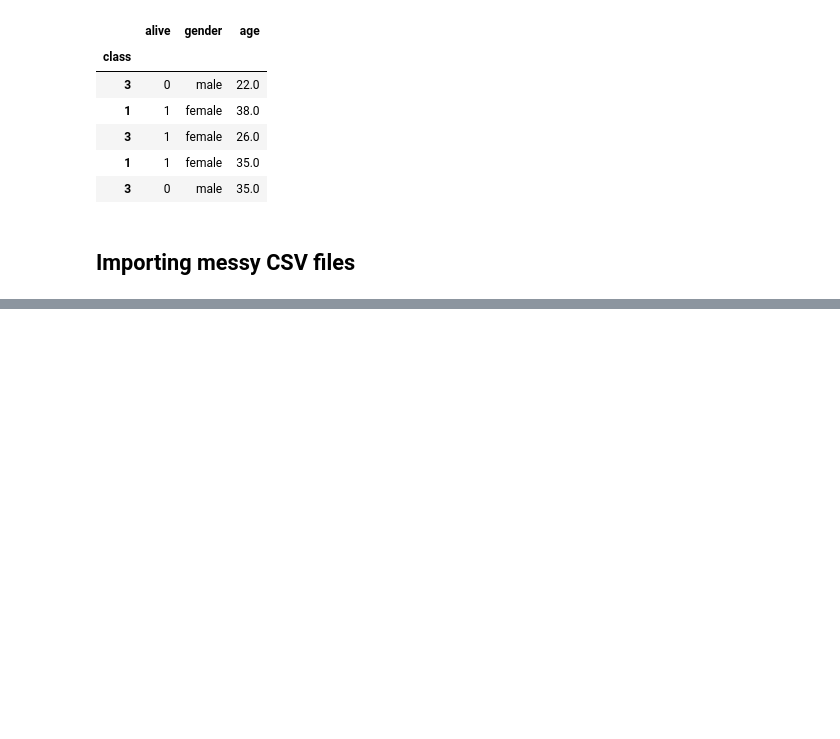
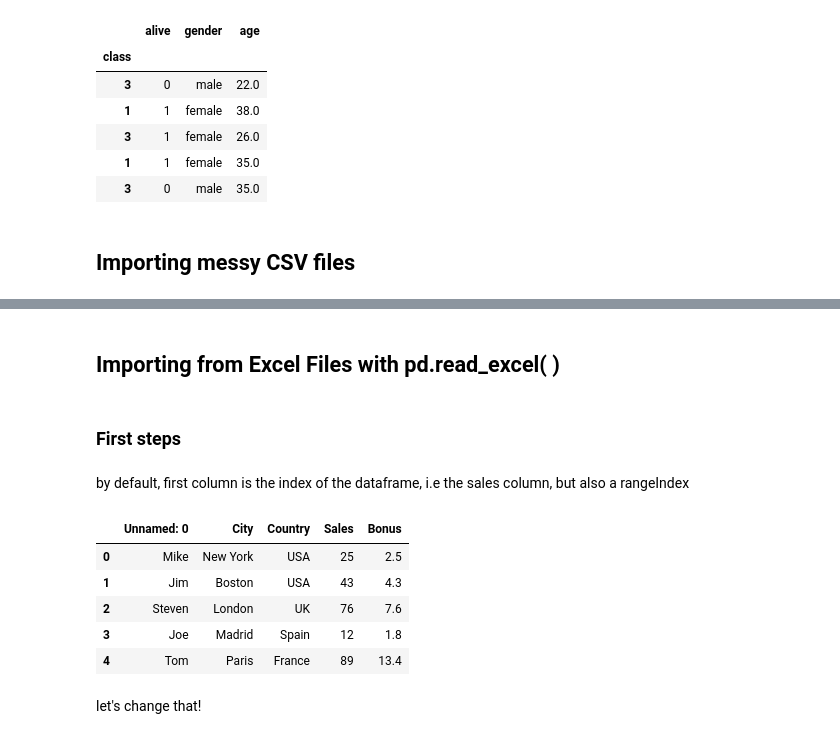
Before and after one commit to satenderlamba/Data-Science-with-Pandas, a Jupyter notebook: 2. Full Data Workflow A-Z/1. Importing Data/Importing Data.ipynb, the cells around one changed output, grey strips where cells are left out. Cells and saved outputs as stored; diff of their text form; code cells hidden in the pictures; blank space fills up the shorter version.

Commit message:
Importing data from Excel

```diff
--- a/2. Full Data Workflow A-Z/1. Importing Data/Importing Data.ipynb
+++ b/2. Full Data Workflow A-Z/1. Importing Data/Importing Data.ipynb
@@ -167,0 +168,4 @@ pd.read_csv('titanic_clean.csv')
+# %% [markdown]
+## Importing from Excel Files with pd.read_excel( )
+# %% [markdown]
+### First steps
@@ -167,0 +174,15 @@ pd.read_csv('titanic_clean.csv')
+# %%
+sales = pd.read_excel('sales.xls')   # importing excel and converting it to dataframe
+# %% [markdown]
+by default, first column is the index of the dataframe, i.e the sales column, but also a rangeIndex
+# %%
+sales
+# %% [output]
+|  | Unnamed: 0 | City | Country | Sales | Bonus |
+| 0 | Mike | New York | USA | 25 | 2.5 |
+| 1 | Jim | Boston | USA | 43 | 4.3 |
+| 2 | Steven | London | UK | 76 | 7.6 |
+| 3 | Joe | Madrid | Spain | 12 | 1.8 |
+| 4 | Tom | Paris | France | 89 | 13.4 |
+# %% [markdown]
+let's change that!
```
Also changed, not shown: parts of 25 cells of this notebook, 1 other file.
